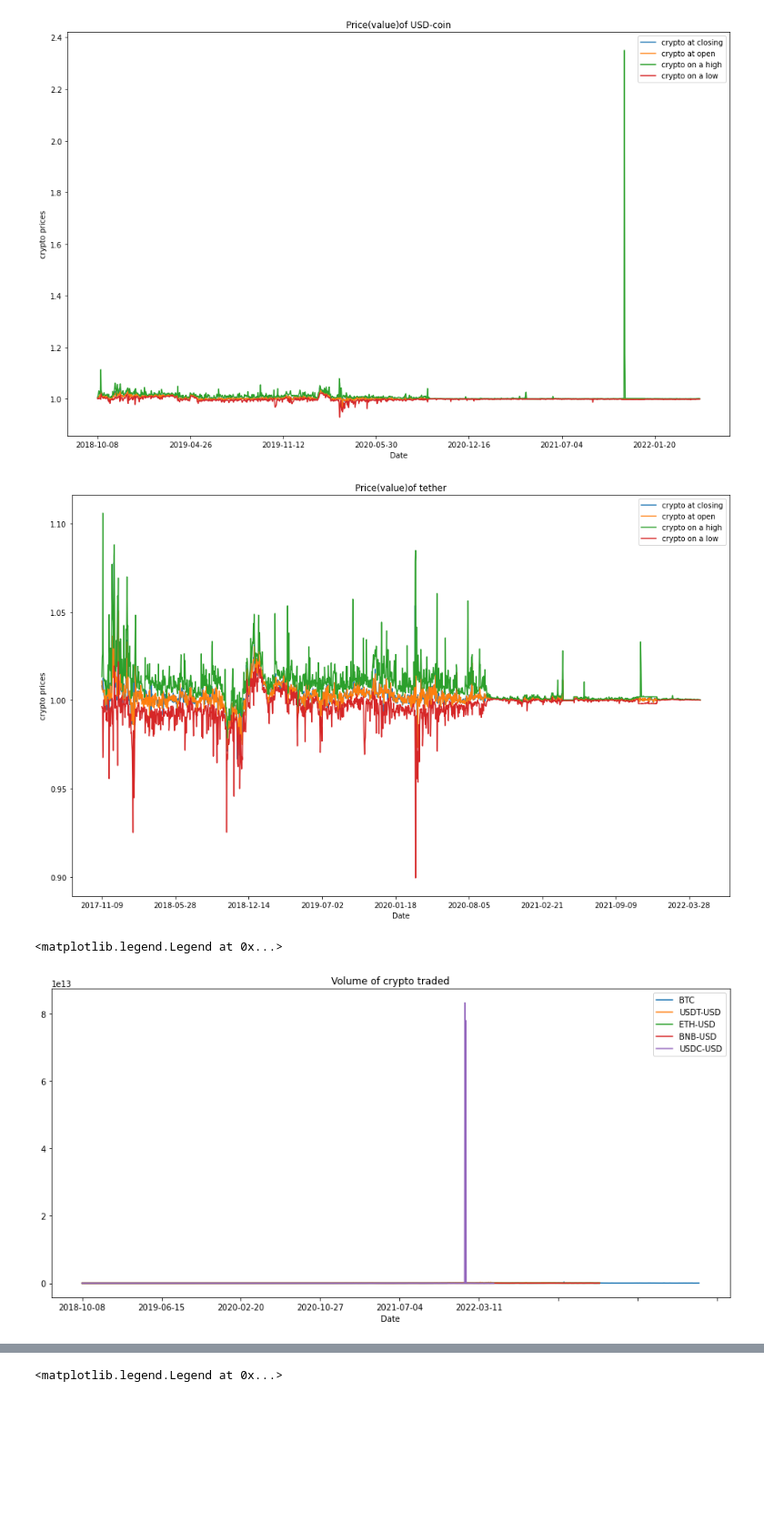
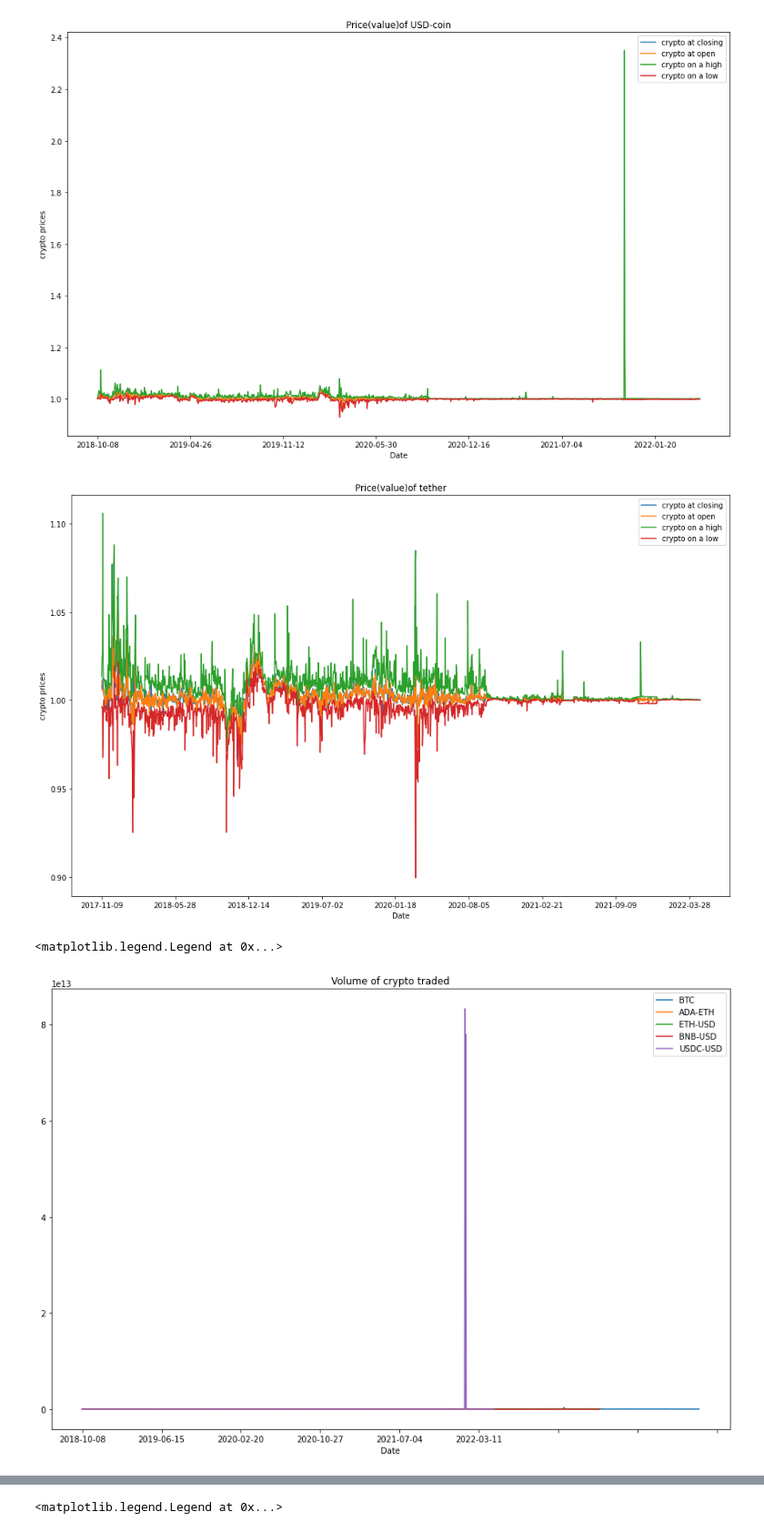
Before and after one commit to dlama001/Final-project-ML4T-large-cap-cryptos-, a Jupyter notebook: notebooks/final project-crypto.ipynb, the cells around one changed output, grey strips where cells are left out. Shown at 91% size. Cells and saved outputs as stored; diff of their text form; code cells hidden in the pictures; blank space fills up the shorter version.

```diff
--- a/notebooks/final project-crypto.ipynb
+++ b/notebooks/final project-crypto.ipynb
@@ -31,8 +36,8 @@ ModuleNotFoundError: No module named 'zipline'
 # %%
-##Importing data
+#Importing crypto datas
 
-bitcoin=pd.read_csv('large-cap crypto dataset/BTC-USD.csv', index_col="Date")
-binance=pd.read_csv('large-cap crypto dataset/BNB-USD.csv', index_col="Date")
-ethereum=pd.read_csv('large-cap crypto dataset/ETH-USD.csv', index_col="Date")
-usd_coin=pd.read_csv('large-cap crypto dataset/USDC-USD.csv', index_col="Date")
-tether=pd.read_csv('large-cap crypto dataset/USDT-USD.csv', index_col="Date")
+bitcoin=pd.read_csv('BTC-USD.csv', index_col="Date")
+binance=pd.read_csv('BNB-USD.csv', index_col="Date")
+ethereum=pd.read_csv('ETH-USD.csv', index_col="Date")
+usd_coin=pd.read_csv('USDC-USD.csv', index_col="Date")
+cardano=pd.read_csv('ADA-ETH.csv', index_col="Date")
@@ -149,15 +168,15 @@ plt.legend()
 plt.ylabel("crypto prices")
 plt.show()
 # %% [output]
-[figure, old version]
+[figure, new version]
 # %%
-bitcoin['Volume'].plot(label = 'BTC', figsize = (15,7))
-tether['Volume'].plot(label = "USDT-USD")
+bitcoin['Volume'].plot(label = 'BTC', figsize = (15,10))
+cardano['Volume'].plot(label = "ADA-ETH")
 ethereum['Volume'].plot(label = "ETH-USD")
 binance['Volume'].plot(label = "BNB-USD")
 usd_coin['Volume'].plot(label = "USDC-USD")
 plt.title('Volume of crypto traded')
 plt.legend()
 # %% [output]
 <matplotlib.legend.Legend at 0x...>
-[figure, old version]
+[figure, new version]
```
Also changed, not shown: parts of 84 cells of this notebook.
